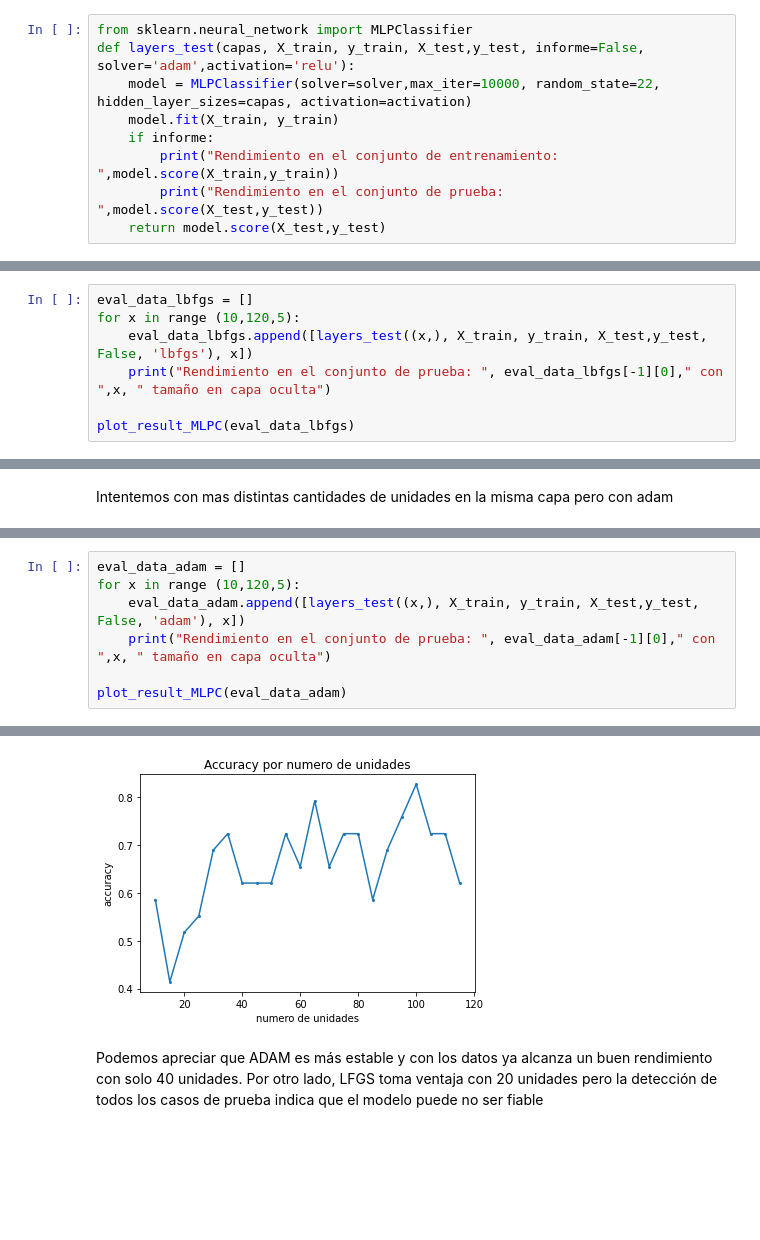
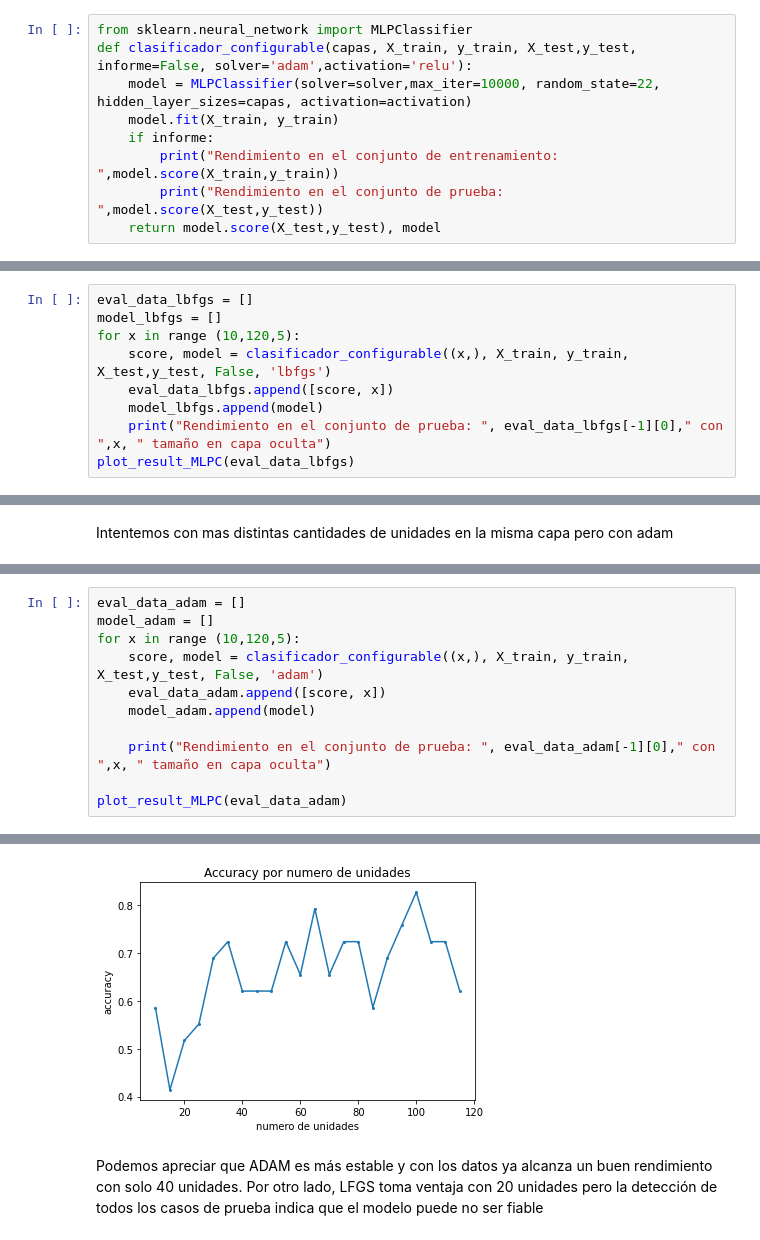
Before and after one commit to germangelv/MULCIA-IACD-practices, a Jupyter notebook: practice-datos/proyecto_de_data_science.ipynb, the cells around one changed output, grey strips where cells are left out. Saved outputs shown, nothing was run; the diff lists cells and outputs as text; blank space fills up the shorter version.

```diff
--- a/practice-datos/proyecto_de_data_science.ipynb
+++ b/practice-datos/proyecto_de_data_science.ipynb
@@ -570,13 +612,13 @@ array([[1., 0.],
 En primer lugar, vamos a definir como sistema de optimización LBFGS (optimizador de la familia de los métodos cuasi-Newton) ya que usualmente converge mejor con conjuntos de datos pequeños ya que la dimensión de su matriz hessiana no será tan grande. Para nuestro conjunto de datos elegiremos una capa oculta con 100 unidades (parámetro por defecto). Luego probaremos otras configuraciones:
 # %%
 from sklearn.neural_network import MLPClassifier
-def layers_test(capas, X_train, y_train, X_test,y_test, informe=False, solver='adam',activation='relu'):
+def clasificador_configurable(capas, X_train, y_train, X_test,y_test, informe=False, solver='adam',activation='relu'):
     model = MLPClassifier(solver=solver,max_iter=10000, random_state=22, hidden_layer_sizes=capas, activation=activation)
     model.fit(X_train, y_train)
     if informe:
         print("Rendimiento en el conjunto de entrenamiento: ",model.score(X_train,y_train))
         print("Rendimiento en el conjunto de prueba: ",model.score(X_test,y_test))
-    return model.score(X_test,y_test)
+    return model.score(X_test,y_test), model
 # %% [markdown]
 Veamos una sola capa con 100 unidades:
 # %%
@@ -602,9 +644,11 @@ def plot_result_MLPC(eval_data):
 Intentemos con mas distintas cantidades de unidades en la misma capa
 # %%
 eval_data_lbfgs = []
+model_lbfgs = []
 for x in range (10,120,5):
-    eval_data_lbfgs.append([layers_test((x,), X_train, y_train, X_test,y_test, False, 'lbfgs'), x])
+    score, model = clasificador_configurable((x,), X_train, y_train, X_test,y_test, False, 'lbfgs')
+    eval_data_lbfgs.append([score, x])
+    model_lbfgs.append(model)
     print("Rendimiento en el conjunto de prueba: ", eval_data_lbfgs[-1][0]," con ",x, " tamaño en capa oculta")
-
 plot_result_MLPC(eval_data_lbfgs)
 # %% [output]
@@ -637,30 +681,34 @@ Rendimiento en el conjunto de entrenamiento:  0.9425287356321839
 Rendimiento en el conjunto de prueba:  0.8275862068965517
 # %%
 eval_data_adam = []
+model_adam = []
 for x in range (10,120,5):
-    eval_data_adam.append([layers_test((x,), X_train, y_train, X_test,y_test, False, 'adam'), x])
+    score, model = clasificador_configurable((x,), X_train, y_train, X_test,y_test, False, 'adam')
+    eval_data_adam.append([score, x])
+    model_adam.append(model)
+
     print("Rendimiento en el conjunto de prueba: ", eval_data_adam[-1][0]," con ",x, " tamaño en capa oculta")
 
 plot_result_MLPC(eval_data_adam)
 # %% [output]
 Rendimiento en el conjunto de prueba:  0.5862068965517241  con  10  tamaño en capa oculta
 Rendimiento en el conjunto de prueba:  0.41379310344827586  con  15  tamaño en capa oculta
 Rendimiento en el conjunto de prueba:  0.5172413793103449  con  20  tamaño en capa oculta
 Rendimiento en el conjunto de prueba:  0.5517241379310345  con  25  tamaño en capa oculta
 Rendimiento en el conjunto de prueba:  0.6896551724137931  con  30  tamaño en capa oculta
 Rendimiento en el conjunto de prueba:  0.7241379310344828  con  35  tamaño en capa oculta
 Rendimiento en el conjunto de prueba:  0.6206896551724138  con  40  tamaño en capa oculta
 Rendimiento en el conjunto de prueba:  0.6206896551724138  con  45  tamaño en capa oculta
 Rendimiento en el conjunto de prueba:  0.6206896551724138  con  50  tamaño en capa oculta
 Rendimiento en el conjunto de prueba:  0.7241379310344828  con  55  tamaño en capa oculta
 Rendimiento en el conjunto de prueba:  0.6551724137931034  con  60  tamaño en capa oculta
 Rendimiento en el conjunto de prueba:  0.7931034482758621  con  65  tamaño en capa oculta
 ... (6 lines left out)
 Rendimiento en el conjunto de prueba:  0.8275862068965517  con  100  tamaño en capa oculta
 Rendimiento en el conjunto de prueba:  0.7241379310344828  con  105  tamaño en capa oculta
 Rendimiento en el conjunto de prueba:  0.7241379310344828  con  110  tamaño en capa oculta
 Rendimiento en el conjunto de prueba:  0.6206896551724138  con  115  tamaño en capa oculta
-[figure, old version]
+[figure, new version]
 # %% [markdown]
 Podemos apreciar que ADAM es más estable y con los datos ya alcanza un buen rendimiento con solo 40 unidades. Por otro lado, LFGS toma ventaja con 20 unidades pero la detección de todos los casos de prueba indica que el modelo puede no ser fiable
 # %% [markdown]
```
Also changed, not shown: parts of 36 cells of this notebook, 2 other files.
